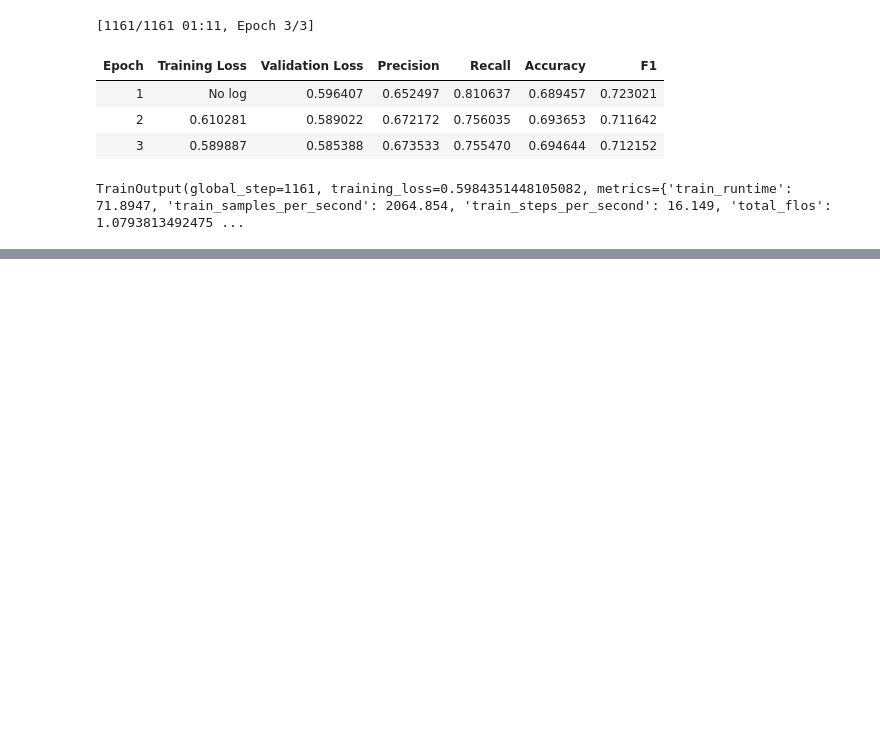
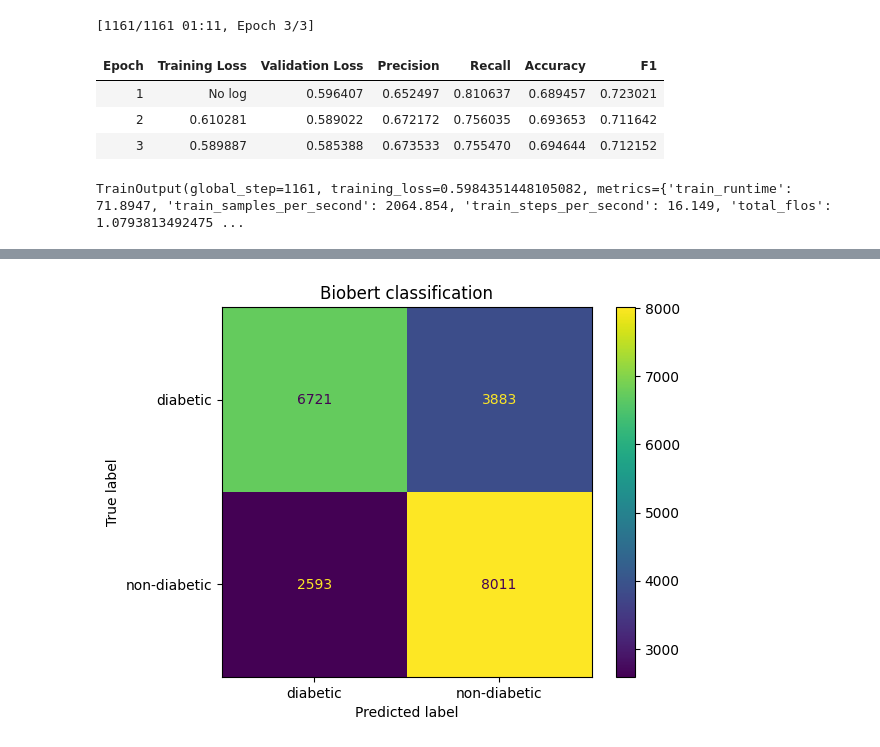
Before and after one commit to brianchang12/High-Risk-Project, a Jupyter notebook: high_risk_project.ipynb, the cells around one changed output, grey strips where cells are left out. Drawn from its saved outputs; the diff is of its cells as text; code cells hidden in the pictures; blank space fills up the shorter version.

```diff
--- a/high_risk_project.ipynb
+++ b/high_risk_project.ipynb
@@ -301,20 +301,11 @@ def graph_roc_auc(trainer, dataset, classifier_name):
   plt.show()
 
 def graph_confusion_matrix(trainer, dataset, classifier_name):
-  pred_results = trainer.predict(dataset)
-  logits = pred_results.predictions
-  labels = pred_results.label_ids
-
-  fpr, tpr, thresholds = roc_curve(labels, probs)
-  auc = roc_auc_score(labels, probs)
-
-  plt.figure()
-  plt.plot(fpr, tpr, label=f"ROC curve (AUC = {auc:.2f})", color="orange")
-  plt.plot([0, 1], [0, 1], "k--", label="Random Classifier")
-  plt.xlabel("False Positive Rate (Incorrect Diabetes Prediction)")
-  plt.ylabel("True Positive Rate (Correct Diabetes Prediction)")
-  plt.title(f"{classifier_name}: ROC Curve")
-  plt.grid(visible=True)
-  plt.legend(loc="lower right")
+  predictions = trainer.predict(dataset)
+  predicted_classes = predictions.predictions.argmax(axis=-1)
+  results = confusion_matrix(dataset.labels, predicted_classes)
+  display = ConfusionMatrixDisplay(results, display_labels=["diabetic", "non-diabetic"])
+  display.plot()
+  plt.title(f"{classifier_name} classification")
   plt.show()
 # End of: Referenced/Used AI generated code and info from OpenAI GPT-4.1 through Github Copilot (Roc Auc graph implementation)
@@ -333,0 +326,3 @@ F1: 0.7121521913058939
+# %%
+graph_confusion_matrix(biobert_trainer, DiabetesDataset(test_encodings, y_test.values), "Biobert")
+# %% [output]
@@ -334,2 +330,3 @@ F1: 0.7121521913058939
+[figure, added]
 # %%
 # End of: Referenced/Used AI generated code and info from OpenAI GPT-4.1 through Github Copilot
```
Also changed, not shown: parts of 4 cells of this notebook.
